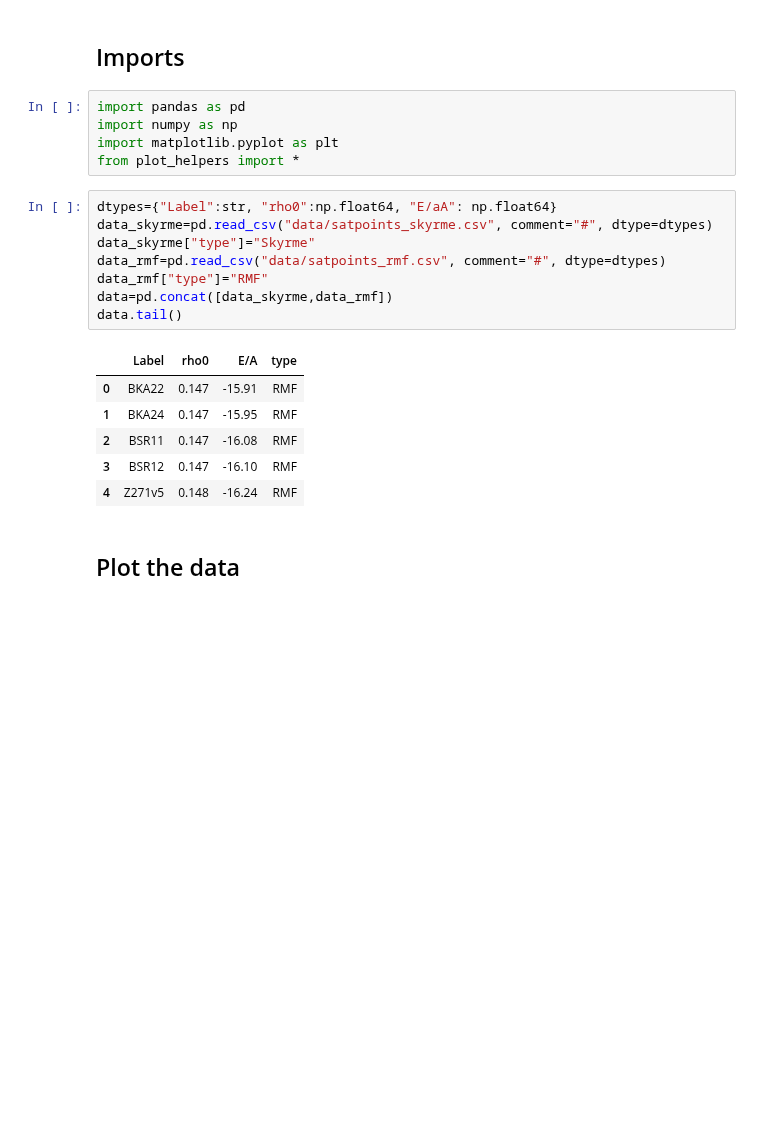
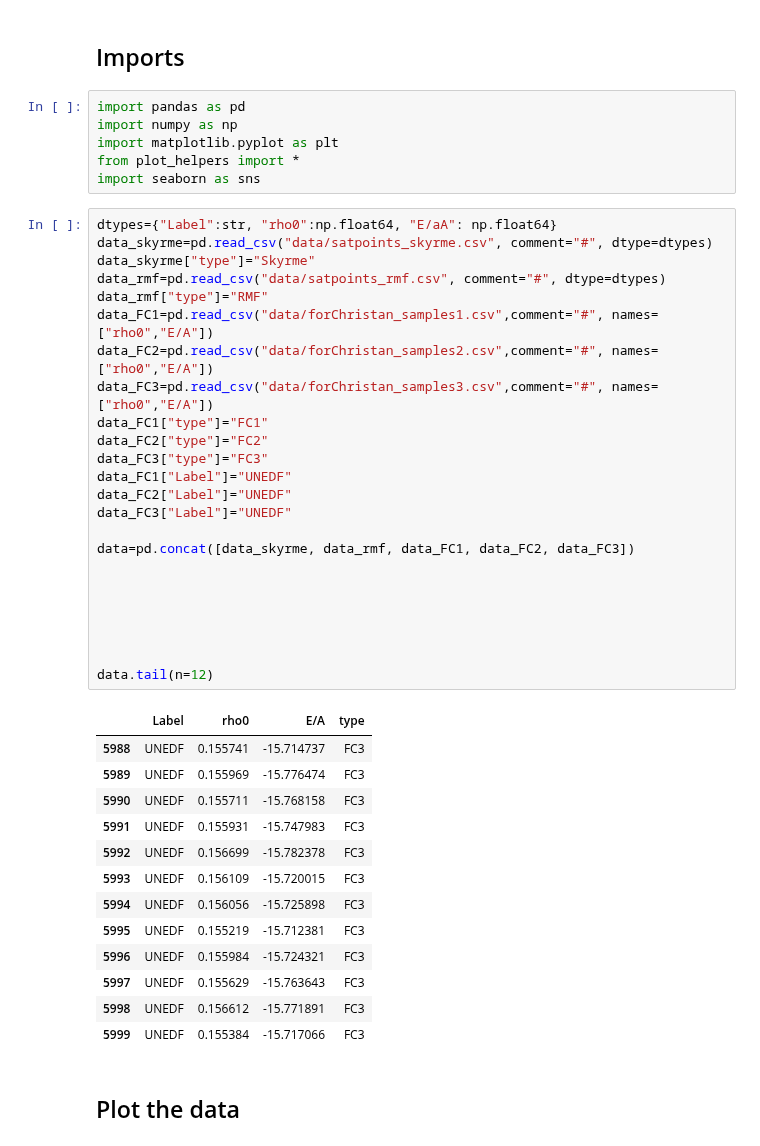
Before and after one commit to cdrischler/nuclear_saturation, a Jupyter notebook: saturation_overview.ipynb, the cells around one changed output. Drawn from its saved outputs; the diff is of its cells as text; blank space fills up the shorter version.

```diff
--- a/saturation_overview.ipynb
+++ b/saturation_overview.ipynb
@@ -7,21 +7,45 @@ import pandas as pd
 import numpy as np
 import matplotlib.pyplot as plt
 from plot_helpers import *
+import seaborn as sns
 # %%
 dtypes={"Label":str, "rho0":np.float64, "E/aA": np.float64}
 data_skyrme=pd.read_csv("data/satpoints_skyrme.csv", comment="#", dtype=dtypes)
 data_skyrme["type"]="Skyrme"
 data_rmf=pd.read_csv("data/satpoints_rmf.csv", comment="#", dtype=dtypes)
 data_rmf["type"]="RMF"
-data=pd.concat([data_skyrme,data_rmf])
-data.tail()
+data_FC1=pd.read_csv("data/forChristan_samples1.csv",comment="#", names=["rho0","E/A"])
+data_FC2=pd.read_csv("data/forChristan_samples2.csv",comment="#", names=["rho0","E/A"])
+data_FC3=pd.read_csv("data/forChristan_samples3.csv",comment="#", names=["rho0","E/A"])
+data_FC1["type"]="FC1"
+data_FC2["type"]="FC2"
+data_FC3["type"]="FC3"
+data_FC1["Label"]="UNEDF"
+data_FC2["Label"]="UNEDF"
+data_FC3["Label"]="UNEDF"
+
+data=pd.concat([data_skyrme, data_rmf, data_FC1, data_FC2, data_FC3])
+
+
+
+
+
+
+data.tail(n=12)
 # %% [output]
 |  | Label | rho0 | E/A | type |
-| 0 | BKA22 | 0.147 | -15.91 | RMF |
-| 1 | BKA24 | 0.147 | -15.95 | RMF |
-| 2 | BSR11 | 0.147 | -16.08 | RMF |
-| 3 | BSR12 | 0.147 | -16.10 | RMF |
-| 4 | Z271v5 | 0.148 | -16.24 | RMF |
+| 5988 | UNEDF | 0.155741 | -15.714737 | FC3 |
+| 5989 | UNEDF | 0.155969 | -15.776474 | FC3 |
+| 5990 | UNEDF | 0.155711 | -15.768158 | FC3 |
+| 5991 | UNEDF | 0.155931 | -15.747983 | FC3 |
+| 5992 | UNEDF | 0.156699 | -15.782378 | FC3 |
+| 5993 | UNEDF | 0.156109 | -15.720015 | FC3 |
+| 5994 | UNEDF | 0.156056 | -15.725898 | FC3 |
+| 5995 | UNEDF | 0.155219 | -15.712381 | FC3 |
+| 5996 | UNEDF | 0.155984 | -15.724321 | FC3 |
+| 5997 | UNEDF | 0.155629 | -15.763643 | FC3 |
+| 5998 | UNEDF | 0.156612 | -15.771891 | FC3 |
+| 5999 | UNEDF | 0.155384 | -15.717066 | FC3 |
 # %% [markdown]
 ## Plot the data
 # %%
```
Also changed, not shown: parts of 1 cell of this notebook, 3 other files.
